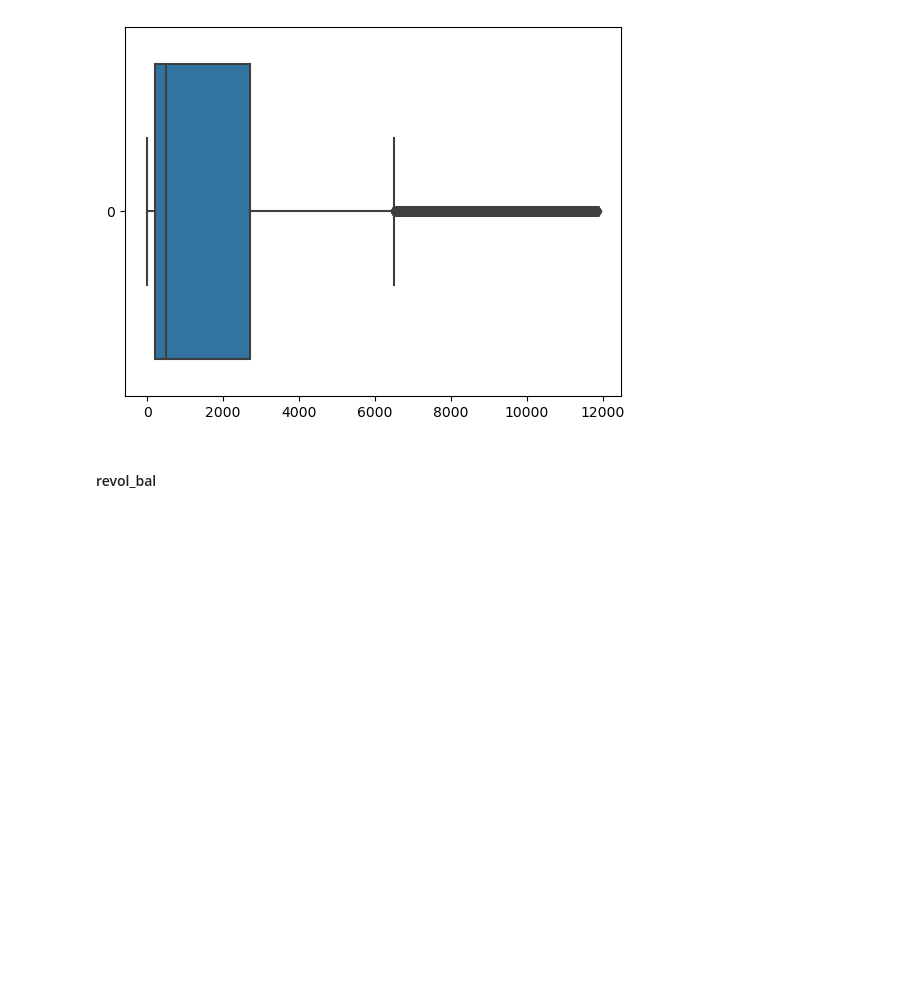
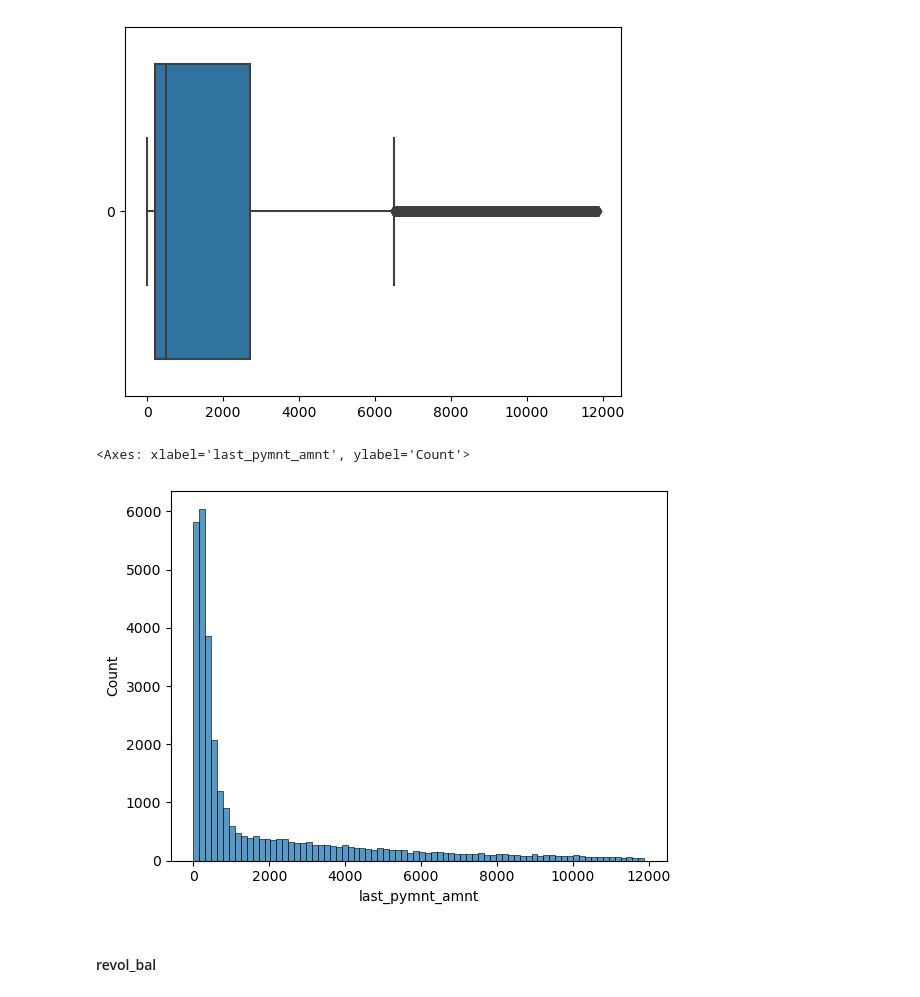
Before and after one commit to nikitapatil1122/EDACaseStudy, a Jupyter notebook: Nikita_Patil.ipynb, the cells around one changed output. Drawn from its saved outputs; the diff is of its cells as text; code cells hidden in the pictures; blank space fills up the shorter version.

```diff
--- a/Nikita_Patil.ipynb
+++ b/Nikita_Patil.ipynb
@@ -115,6 +115,3 @@ loan_df.mths_since_last_delinq.fillna(0, inplace=True)
 # %% [output]
 Mode :  0    0.0
 Name: mths_since_last_delinq, dtype: float64
-# %%
-print("Mode : ", loan_df.revol_util.mode())
-loan_df.revol_util.fillna('0%', inplace=True)
@@ -400,6 +401,11 @@ sns.boxplot(loan_df['last_pymnt_amnt'], orient='h')
 # %% [output]
 <Axes: >
 [figure]
+# %%
+sns.histplot(loan_df['last_pymnt_amnt'])
+# %% [output]
+<Axes: xlabel='last_pymnt_amnt', ylabel='Count'>
+[figure, added]
 # %% [markdown]
 #### revol_bal
 # %%
```
Also changed, not shown: parts of 52 cells of this notebook.
